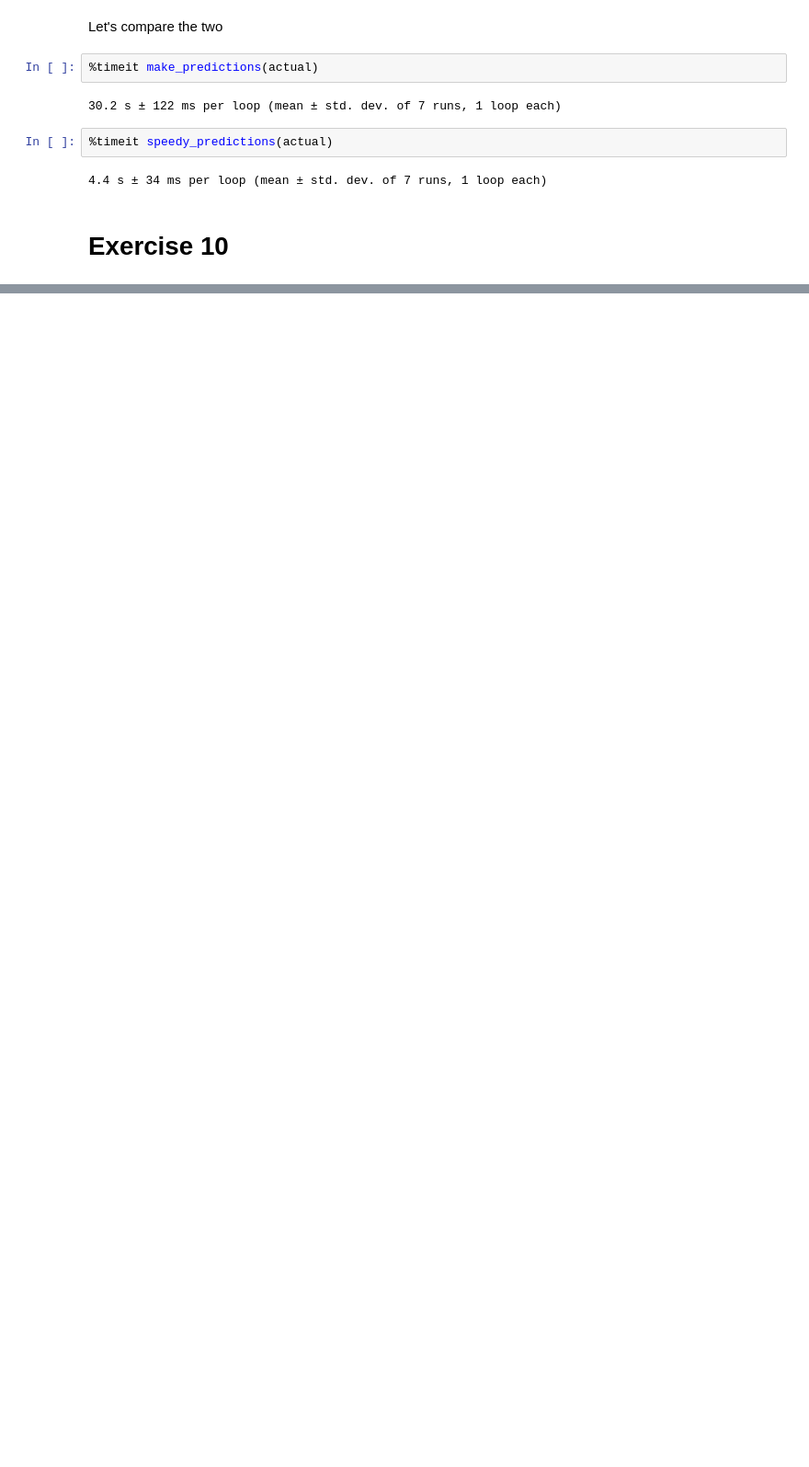
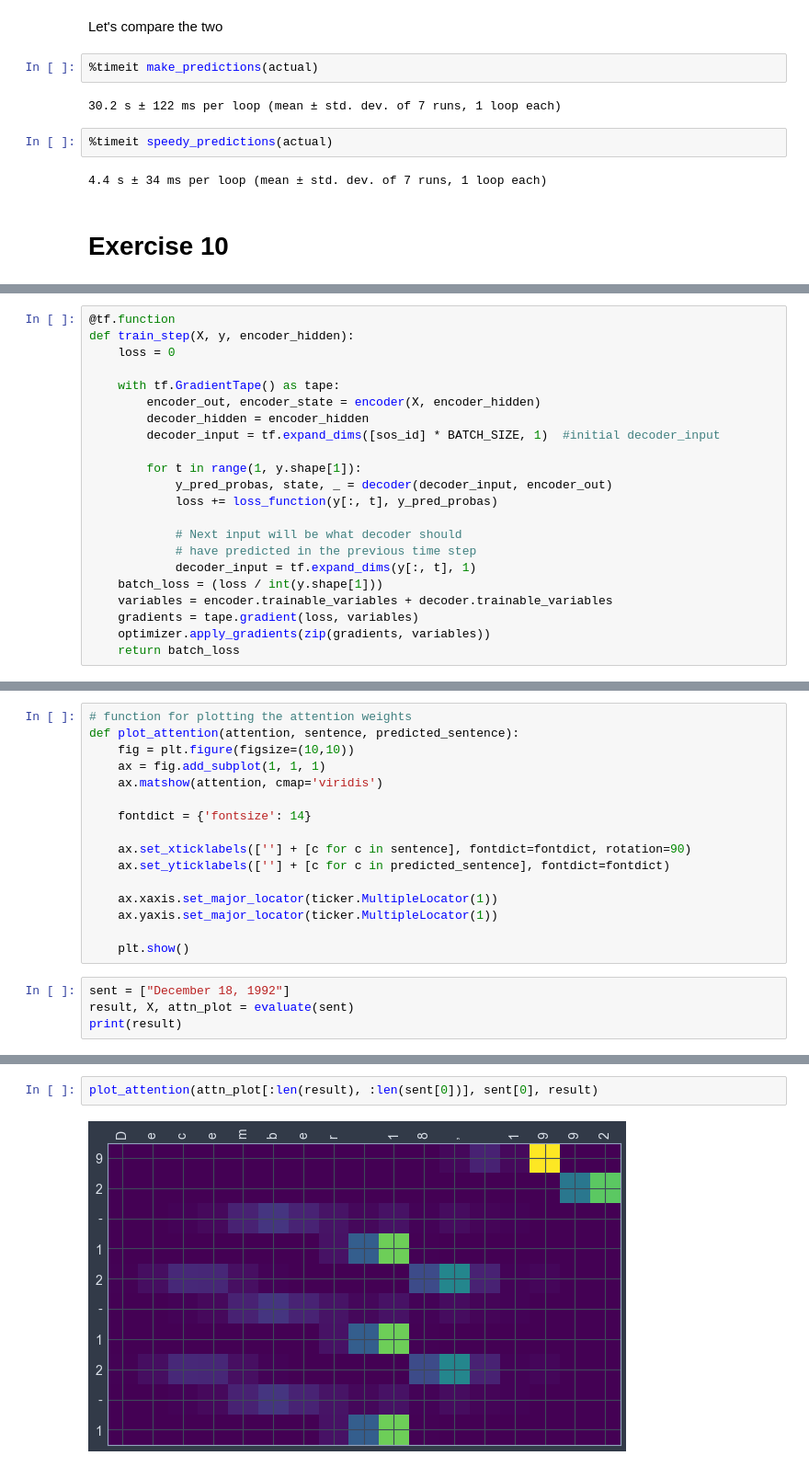
Before and after one commit to amaralcs/homl, a Jupyter notebook: 16_nlp_exercises.ipynb, the cells around one changed output, grey strips where cells are left out. Shown at 92% size. Drawn from its saved outputs; the diff is of its cells as text; blank space fills up the shorter version.

```diff
--- a/16_nlp_exercises.ipynb
+++ b/16_nlp_exercises.ipynb
@@ -484,0 +626,22 @@ Let's compare the two
+# %%
+@tf.function
+def train_step(X, y, encoder_hidden):
+    loss = 0
+
+    with tf.GradientTape() as tape:
+        encoder_out, encoder_state = encoder(X, encoder_hidden)
+        decoder_hidden = encoder_hidden
+        decoder_input = tf.expand_dims([sos_id] * BATCH_SIZE, 1)  #initial decoder_input
+
+        for t in range(1, y.shape[1]):
+            y_pred_probas, state, _ = decoder(decoder_input, encoder_out)
+            loss += loss_function(y[:, t], y_pred_probas)
+
+            # Next input will be what decoder should
+            # have predicted in the previous time step
+            decoder_input = tf.expand_dims(y[:, t], 1)
+    batch_loss = (loss / int(y.shape[1]))
+    variables = encoder.trainable_variables + decoder.trainable_variables
+    gradients = tape.gradient(loss, variables)
+    optimizer.apply_gradients(zip(gradients, variables))
+    return batch_loss
@@ -484,0 +722,20 @@ Let's compare the two
+# %%
+# function for plotting the attention weights
+def plot_attention(attention, sentence, predicted_sentence):
+    fig = plt.figure(figsize=(10,10))
+    ax = fig.add_subplot(1, 1, 1)
+    ax.matshow(attention, cmap='viridis')
+
+    fontdict = {'fontsize': 14}
+
+    ax.set_xticklabels([''] + [c for c in sentence], fontdict=fontdict, rotation=90)
+    ax.set_yticklabels([''] + [c for c in predicted_sentence], fontdict=fontdict)
+
+    ax.xaxis.set_major_locator(ticker.MultipleLocator(1))
+    ax.yaxis.set_major_locator(ticker.MultipleLocator(1))
+
+    plt.show()
+# %%
+sent = ["December 18, 1992"]
+result, X, attn_plot = evaluate(sent)
+print(result)
@@ -484,0 +745,4 @@ Let's compare the two
+# %%
+plot_attention(attn_plot[:len(result), :len(sent[0])], sent[0], result)
+# %% [output]
+[figure, added]
```
Also changed, not shown: parts of 21 cells of this notebook, 1 other file.
